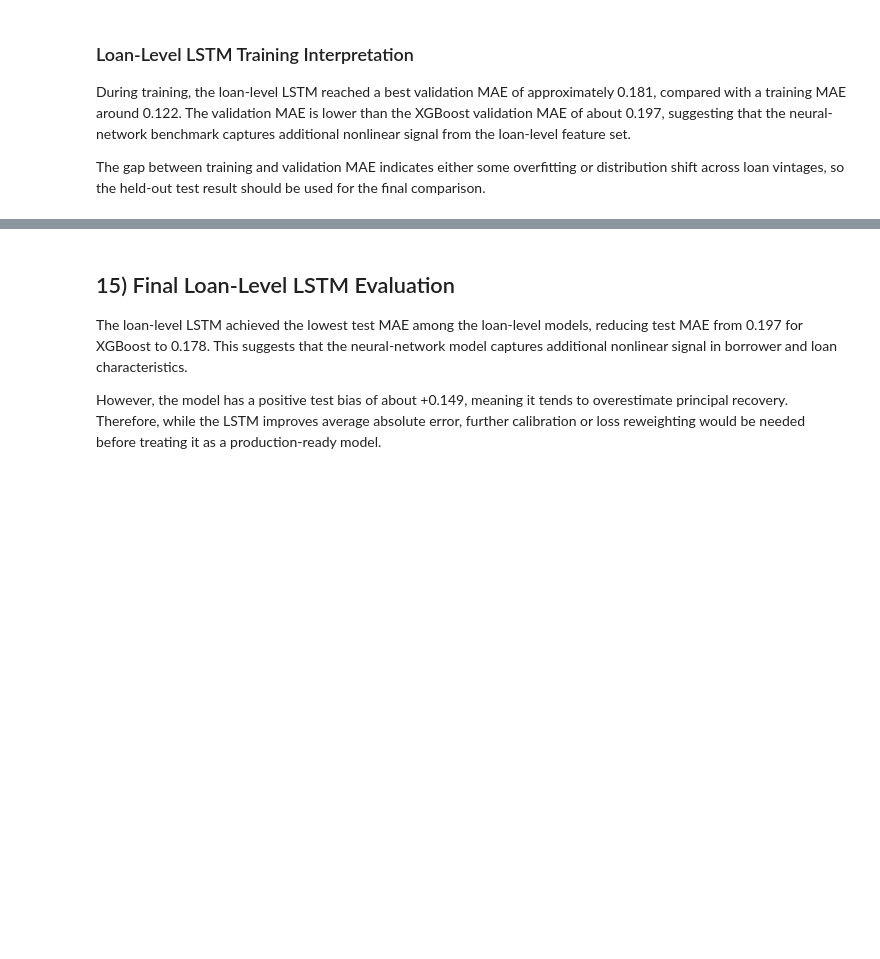
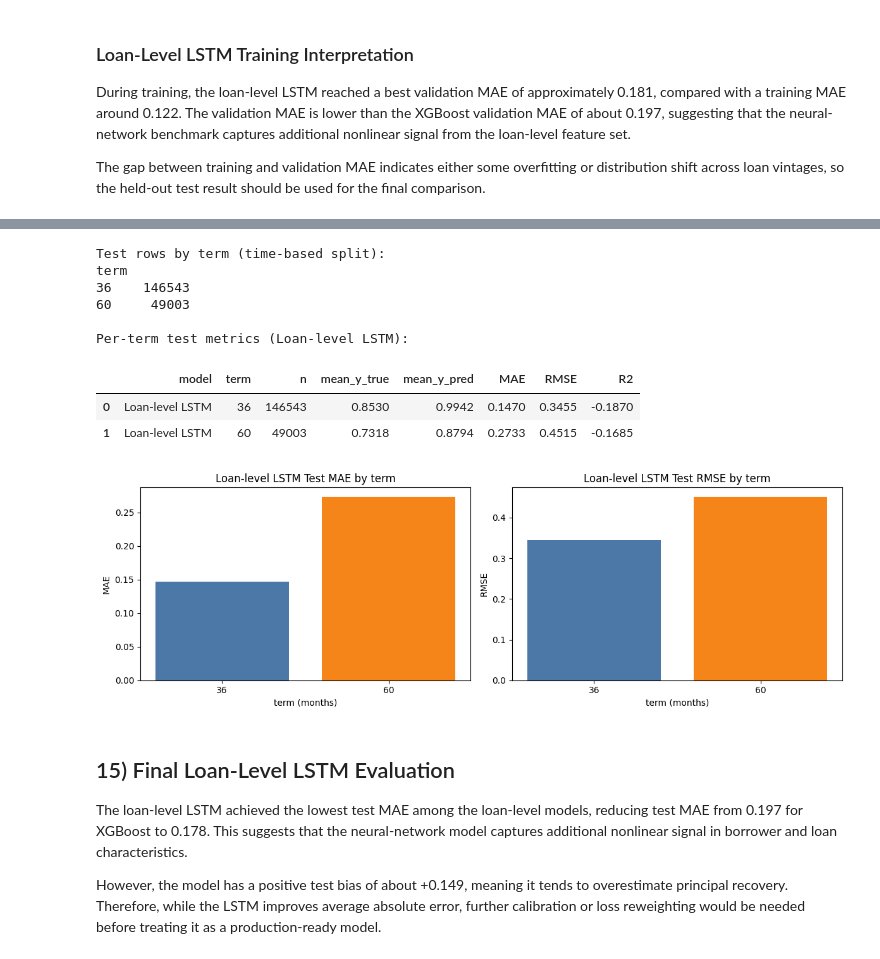
Before and after one commit to duygithub/berkeley_datasci_207_proj, a Jupyter notebook: final/Data_preprocessing_code_w_models_macro_validation.ipynb, the cells around one changed output, grey strips where cells are left out. Cells and saved outputs as stored; diff of their text form; code cells hidden in the pictures; blank space fills up the shorter version.

```diff
--- a/final/Data_preprocessing_code_w_models_macro_validation.ipynb
+++ b/final/Data_preprocessing_code_w_models_macro_validation.ipynb
@@ -1289,3 +1464,82 @@ Loan-level LSTM | Test MAE=0.1776 RMSE=0.3762 bias=+0.1486
+# %%
+import numpy as np
+import pandas as pd
+import matplotlib.pyplot as plt
+from sklearn.metrics import mean_absolute_error, mean_squared_error, r2_score
+
+
+if "loan_lstm" not in globals() or "Xte_lstm" not in globals():
+    raise RuntimeError("Run the loan-level LSTM training cell (Section 14) first.")
+
+term_test_ll = work.loc[X_test.index, "term"].astype("Int64")
+y_test_ll = pd.Series(np.asarray(yte, dtype=float), index=X_test.index)
+
+mask_valid_ll = term_test_ll.notna()
+term_test_ll = term_test_ll[mask_valid_ll].astype(int)
+y_test_ll = y_test_ll.loc[term_test_ll.index]
+Xte_lstm_aligned = Xte_lstm[mask_valid_ll.values]
+
+print("Test rows by term (time-based split):")
+print(term_test_ll.value_counts().sort_index().to_string())
+print()
+
+pred_test_ll = pd.Series(
+    loan_lstm.predict(Xte_lstm_aligned, verbose=0).flatten(),
+    index=term_test_ll.index,
+)
+
+rows = []
+for g, sub_idx in term_test_ll.groupby(term_test_ll).groups.items():
+    yt = y_test_ll.loc[sub_idx].to_numpy(dtype=float)
+    yp = pred_test_ll.loc[sub_idx].to_numpy(dtype=float)
+    if len(yt) == 0:
+        continue
+    rows.append({
+        "model": "Loan-level LSTM",
+        "term": int(g),
+        "n": int(len(yt)),
+        "mean_y_true": float(np.mean(yt)),
+        "mean_y_pred": float(np.mean(yp)),
+        "MAE": mean_absolute_error(yt, yp),
+        "RMSE": float(np.sqrt(mean_squared_error(yt, yp))),
+        "R2": r2_score(yt, yp) if len(yt) > 1 and np.var(yt) > 0 else float("nan"),
+    })
+
+subgroup_term_lstm = pd.DataFrame(rows)
+subgroup_term_lstm_display = subgroup_term_lstm.copy()
+for col in ["mean_y_true", "mean_y_pred", "MAE", "RMSE", "R2"]:
+    subgroup_term_lstm_display[col] = subgroup_term_lstm_display[col].round(4)
+
+print("Per-term test metrics (Loan-level LSTM):")
+display(subgroup_term_lstm_display)
+
+fig, axes = plt.subplots(1, 2, figsize=(12, 4))
+term_labels = subgroup_term_lstm["term"].astype(str)
+bar_colors = ["#4c78a8", "#f58518"]
+
+axes[0].bar(term_labels, subgroup_term_lstm["MAE"], color=bar_colors)
+axes[0].set_title("Loan-level LSTM Test MAE by term")
+axes[0].set_xlabel("term (months)")
+axes[0].set_ylabel("MAE")
+
+axes[1].bar(term_labels, subgroup_term_lstm["RMSE"], color=bar_colors)
+axes[1].set_title("Loan-level LSTM Test RMSE by term")
+axes[1].set_xlabel("term (months)")
+axes[1].set_ylabel("RMSE")
+
+plt.tight_layout()
+plt.show()
+# %% [output]
+Test rows by term (time-based split):
+term
+36    146543
+60     49003
+
+Per-term test metrics (Loan-level LSTM):
+|  | model | term | n | mean_y_true | mean_y_pred | MAE | RMSE | R2 |
+| 0 | Loan-level LSTM | 36 | 146543 | 0.8530 | 0.9942 | 0.1470 | 0.3455 | -0.1870 |
+| 1 | Loan-level LSTM | 60 | 49003 | 0.7318 | 0.8794 | 0.2733 | 0.4515 | -0.1685 |
+[figure, added]
 # %% [markdown]
 ## 15) Final Loan-Level LSTM Evaluation
 
```
Also changed, not shown: parts of 16 cells of this notebook.
